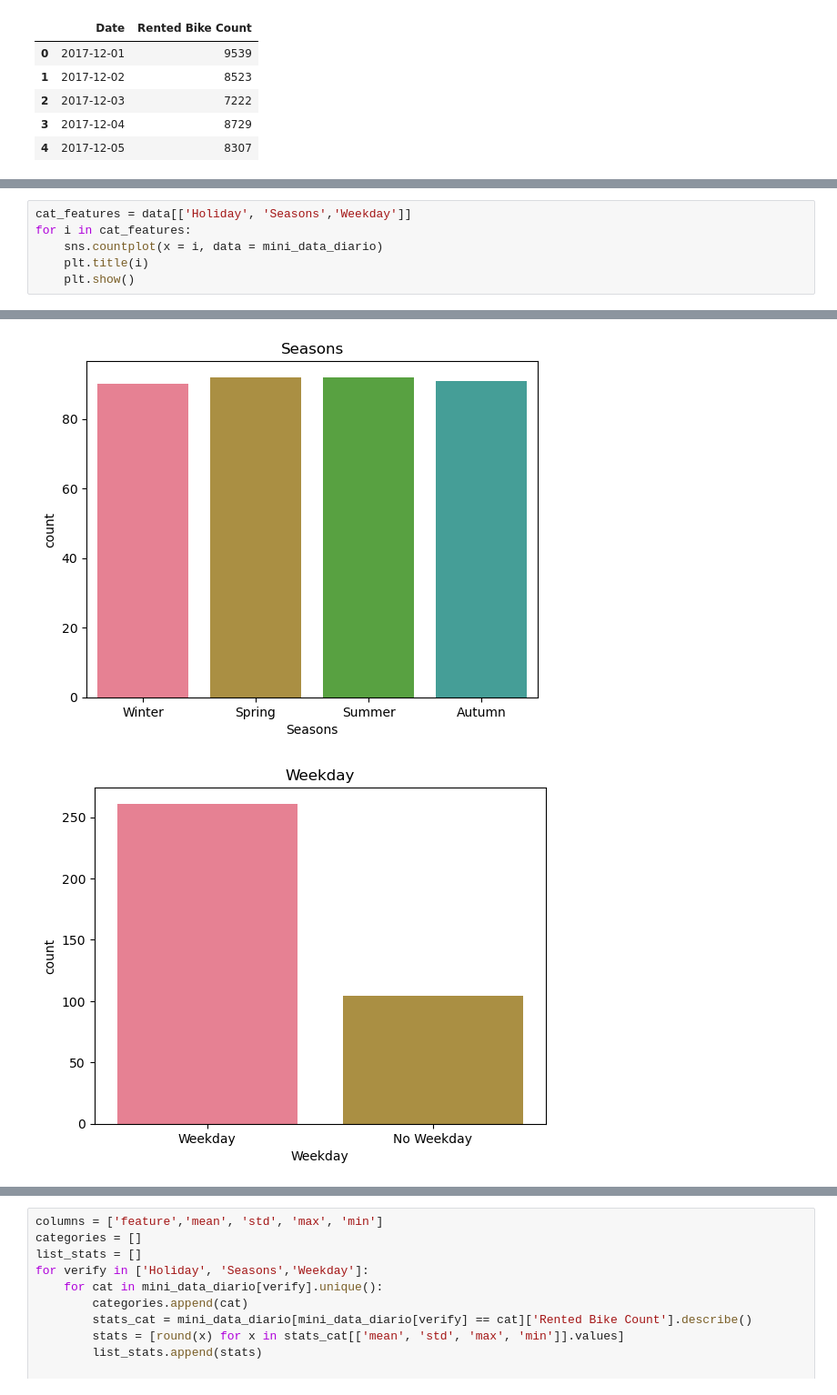
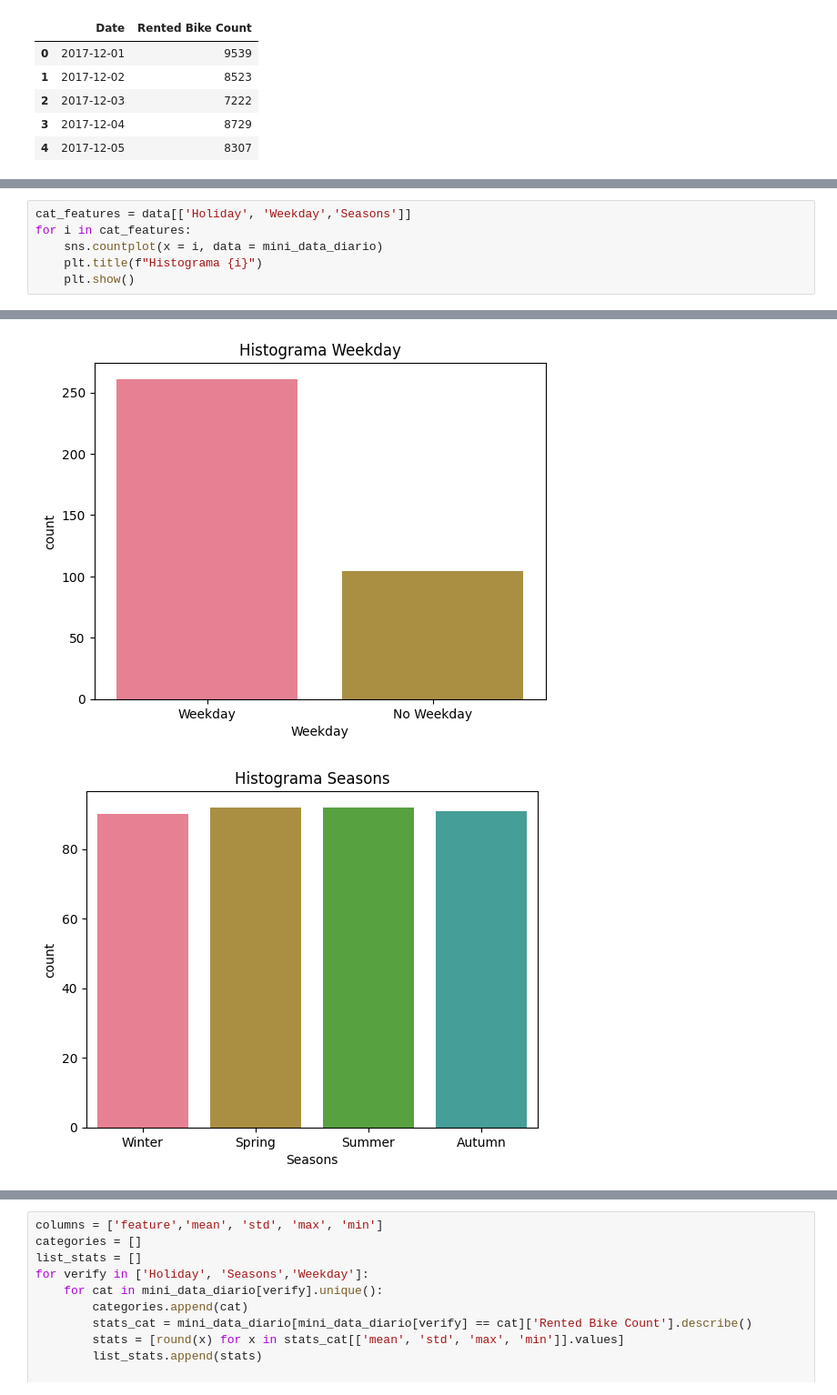
Before and after one commit to DYessouroun/Tareas-ML, a Jupyter notebook: Enunciado_tarea_1.ipynb, the cells around one changed output, grey strips where cells are left out. Shown: that part at 91% size. Cells and saved outputs as stored; diff of their text form.

```diff
--- a/Enunciado_tarea_1.ipynb
+++ b/Enunciado_tarea_1.ipynb
@@ -346,7 +361,7 @@ mini_data_diario.head()
 # %%
-cat_features = data[['Holiday', 'Seasons','Weekday']]
+cat_features = data[['Holiday', 'Weekday','Seasons']]
 for i in cat_features:
     sns.countplot(x = i, data = mini_data_diario)
-    plt.title(i)
+    plt.title(f"Histograma {i}")
     plt.show()
 # %% [output]
@@ -354,2 +369,2 @@ for i in cat_features:
-[figure, old version]
+[figure, new version]
-[figure, old version]
+[figure, new version]
```
Also changed, not shown: parts of 39 cells of this notebook, 1 other file.
